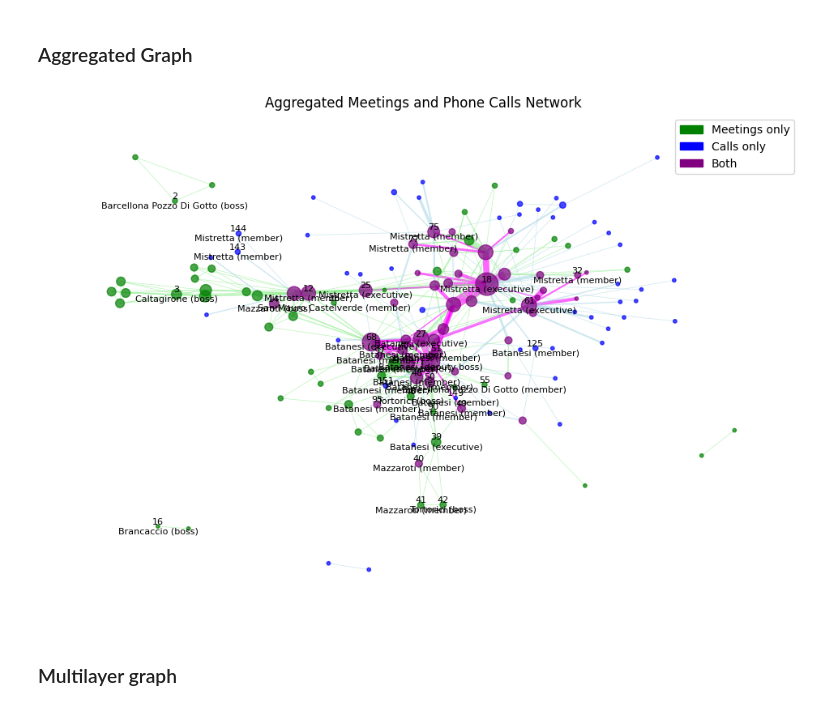
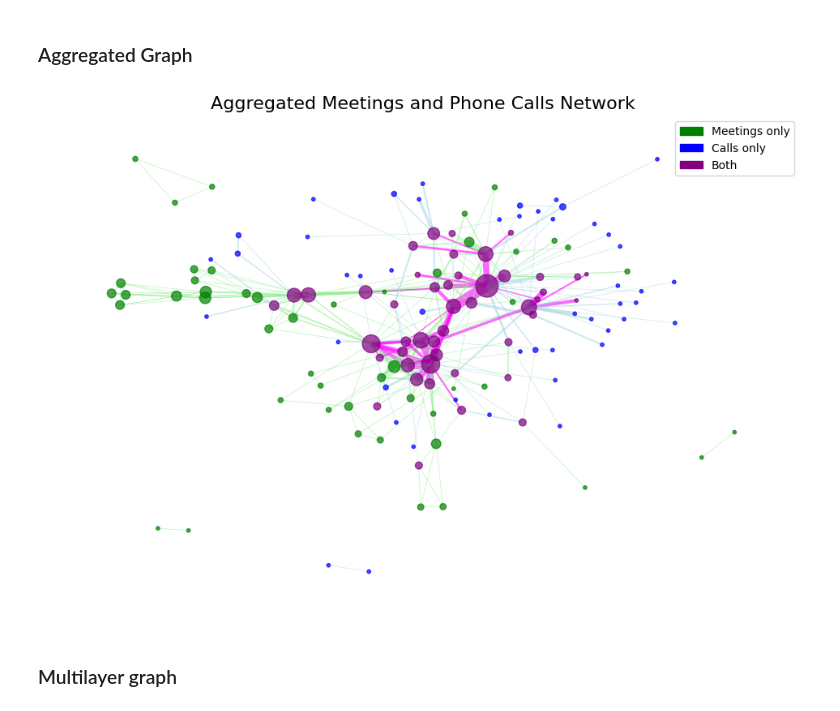
Before and after one commit to Lasagnos/SNProject, a Jupyter notebook: Project.ipynb, the cells around one changed output. Saved outputs shown, nothing was run; the diff lists cells and outputs as text; code cells hidden in the pictures.

```diff
--- a/Project.ipynb
+++ b/Project.ipynb
@@ -249,36 +249,36 @@ colors_list = [node_colors[n] for n in G_aggregated.nodes()]
 
 # Node sizes (scaled by degree)
 degrees = dict(G_aggregated.degree())
 node_sizes = [degrees[n] * 10 for n in G_aggregated.nodes()]
 edge_weights = [G_aggregated[u][v]['weight'] * 0.5 for u, v in G_aggregated.edges()]    # Edge thickness (scaled by weight, factor = 0.5)
 
 pos = nx.spring_layout(G_aggregated, k=0.25, seed=42) # Positions the nodes, using a certain layout ('spring'). k influences the distance between nodes
 
 plt.figure(figsize=(12, 8))  # Set figure size (change if a larger or smaller graph is needed)
 # Draw aggregated graph
 nx.draw_networkx_nodes(G_aggregated, pos, node_color=colors_list, node_size=node_sizes, alpha=0.7)
 nx.draw_networkx_edges(G_aggregated, pos, width=edge_weights, edge_color=edge_colors, alpha=0.6)
 #nx.draw_networkx_labels(G_aggregated, pos, font_size=8)
 labels = {
         n: f"{n}\n{data['Family']} ({data['Rank']})"
         for n, data in G_aggregated.nodes(data=True)
         if 'Family' in data and 'Rank' in data
         and pd.notna(data['Family']) and str(data['Family']).strip() != ''
         and pd.notna(data['Rank']) and str(data['Rank']).strip() != ''
     }
-nx.draw_networkx_labels(G_aggregated, pos, labels=labels, font_size=8, font_color='black', verticalalignment='center')
+#nx.draw_networkx_labels(G_aggregated, pos, labels=labels, font_size=8, font_color='black', verticalalignment='center')
 
 # Add legend
 import matplotlib.patches as mpatches
 legend = [mpatches.Patch(color='green', label='Meetings only'),
           mpatches.Patch(color='blue', label='Calls only'),
           mpatches.Patch(color='purple', label='Both')]
 plt.legend(handles=legend)
 plt.axis('off')
-plt.title("Aggregated Meetings and Phone Calls Network")
+plt.title("Aggregated Meetings and Phone Calls Network", fontsize=16)
 plt.show()
 # %% [output]
-[figure, old version]
+[figure, new version]
 # %% [markdown]
 ### Multilayer graph
 # %%
```
Also changed, not shown: parts of 8 cells of this notebook.
